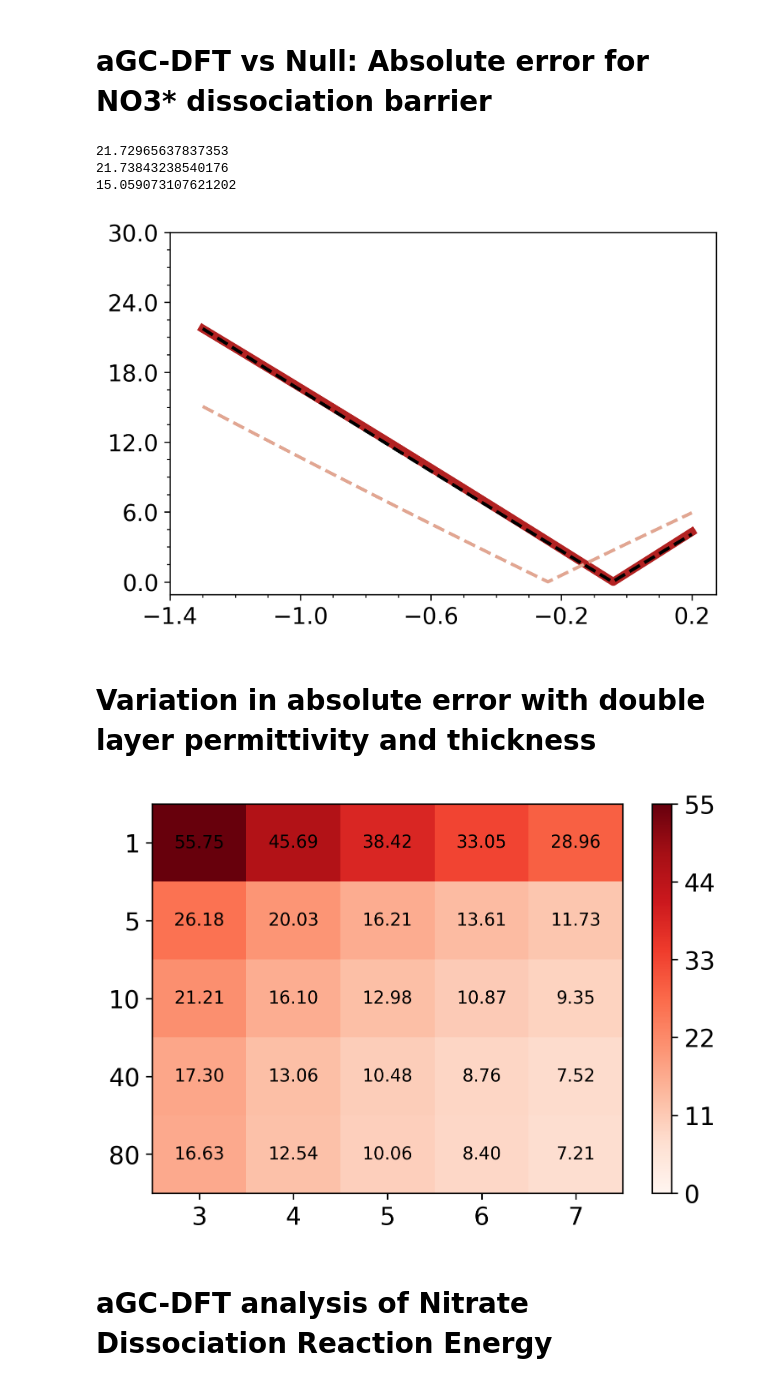
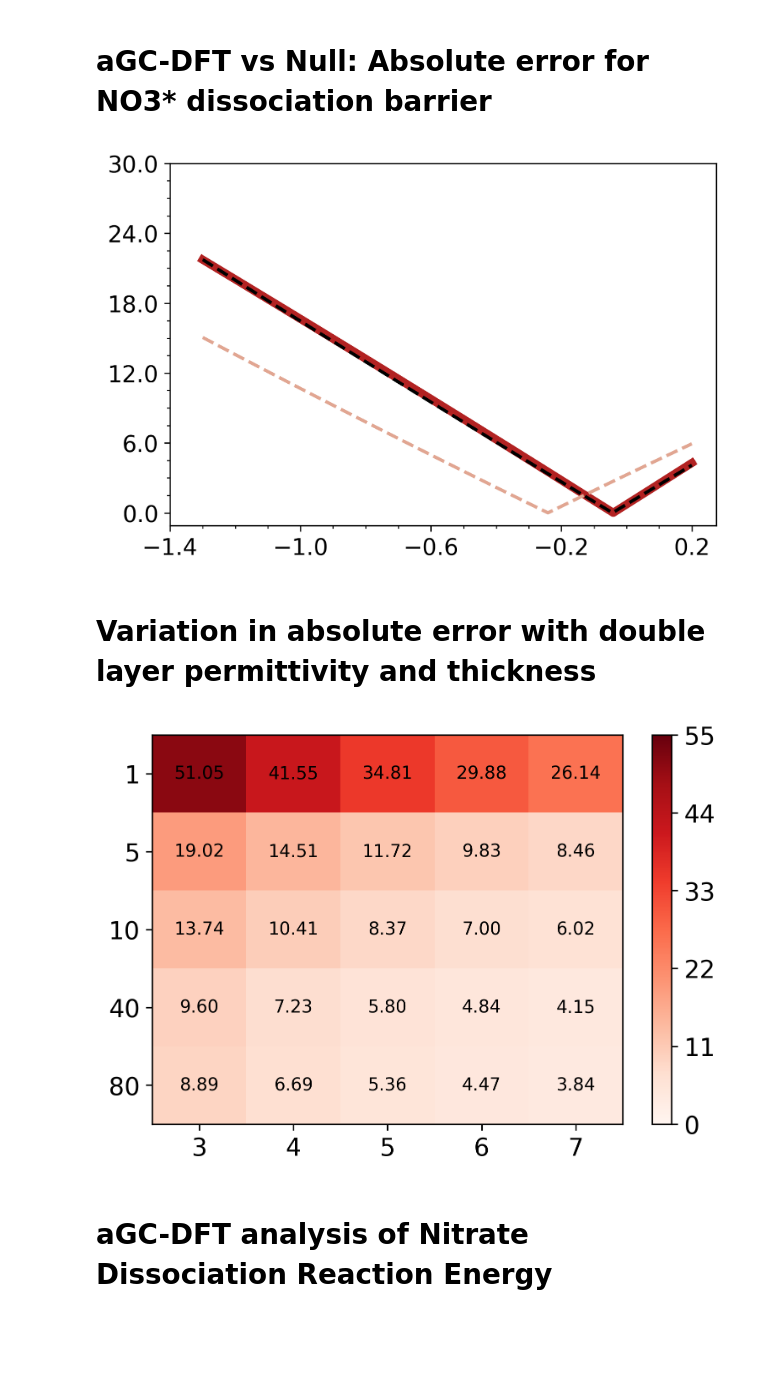
Before and after one commit to DeanMSweeney/nitrate-GC, a Jupyter notebook: gc-dft_analysis/GC-DFT_analysis.ipynb, the cells around one changed output. Drawn from its saved outputs; the diff is of its cells as text; code cells hidden in the pictures; blank space fills up the shorter version.

```diff
--- a/gc-dft_analysis/GC-DFT_analysis.ipynb
+++ b/gc-dft_analysis/GC-DFT_analysis.ipynb
@@ -78,46 +94,34 @@ print(df.to_string())
 # %% [markdown]
 # aGC-DFT Model
 # %%
-# missing indicies for dissociation barriers
-missing_data = [8, 12, 16]
+##### Begin aGC-DFT model #####
+area = 23.71355 # surface area as calculated from ASE for (111) and (100) facets - calculated to be very similair for all surfaces
 
-# reference states for calculation computed from VASP
-hno3 = -27.63929776
-hno3_G = -27.658
-h2 = -6.99048756
-h2_G = -7.259
-
-# metal organization
-saa_111 = 4
-pure_111 = 9
-saa_100 = 13
-pure_100 = 17
-
-# model parameters
-area = 23.71355 # surface area as calculated from ASE
-
-# compute pzc from work function for each metal
-bare_pzc = vac_E - fermi - 4.66 # reference state of 4.66 to align with JDFTx
+bare_pzc = vac_E - fermi - 4.66 # pzc from work functtion - reference state of 4.66 to align with JDFTx
 
 # analytical grand canonical method
-def aGC_DFT(mu, alpha, E_dft, potential, d, e_r, slab_alpha=bare_alpha, U_pzc = bare_pzc):
+def aGC_DFT(mu, alpha, E_dft, potential, d, e_r, m_idx=None, slab_alpha=bare_alpha, U_pzc = bare_pzc):
     epsilon = e_r * 0.0055 # convert relative permittivity to absolute permittivity
 
-    if len(U_pzc) != len(E_dft):  # Remove the elements at the specified indices
+    if m_idx is not None: # compute for only one system when metal idx is specified
+        slab_alpha = bare_alpha[m_idx]
+        U_pzc = bare_pzc[m_idx]
+
+    elif len(U_pzc) != len(E_dft):  # Remove the elements at the specified indices
         U_pzc = np.delete(U_pzc, missing_data)
         slab_alpha = np.delete(slab_alpha, missing_data)
 
     U_lambda = U_pzc + mu / area / epsilon # compute shift in PZC
+    energy = [E_dft - (1/2 * epsilon * area / d) * (U - U_lambda)**2 + mu * (U - U_lambda) / d  + (alpha - slab_alpha) / 2 * ((U - U_lambda) / d)**2 for U in potential] # compute grand free energy
 
-    energy = [E_dft - (1/2 * epsilon * area / d) * (U - U_lambda)**2 + mu * (U - U_lambda) / d  + (alpha - slab_alpha) / 2 * ((U - U_lambda) / d)**2 for U in potential] # compute grand free energy
     return np.vstack(energy).T
 
-# compute grand freen energies assuming they are equivalent to their PZC values
+# compute non-potential dependent free energies
 def null(mu, alpha, E_dft, potential, U_pzc = bare_pzc):
     if len(U_pzc) != len(E_dft):
         U_pzc = np.delete(U_pzc, missing_data) # Remove the elements at the specified indices
-        #print('Deleted missing indices')
     energy = [E_dft - 0*U for U in potential] # compute E(U) = E_PZC at each potential
+
     return np.vstack(energy).T
 # %% [markdown]
 ## NO3* on Cu(111): CHE vs aGC-DFT vs eGC-DFT
@@ -720,10 +919,6 @@ ni1cu_111_error = np.abs(activation_barrier.T[:, 1] - activation_barrier_null.T[
 cu_111_error = np.abs(activation_barrier.T[:, 4] - activation_barrier_null.T[:, 4]) * 96.48
 ni1cu_100_error = np.abs(activation_barrier.T[:, 9] - activation_barrier_null.T[:, 9]) * 96.48
 
-print(max(ni1cu_111_error))
-print(max(cu_111_error))
-print(max(ni1cu_100_error))
-
 ## plot results ##
 plt.figure(figsize=(6, 4), dpi=300)
 plt.plot(potential, ni1cu_111_error, color="firebrick", linewidth=5)
@@ -741,9 +936,6 @@ plt.tick_params(axis='x', which='minor', length=2)
 # save as .svg
 plt.savefig('figures/barrier_error_null_v_aGC.svg', format='svg', dpi=300, bbox_inches='tight')
 # %% [output]
-21.72965637837353
-21.73843238540176
-15.059073107621202
 [figure]
 # %% [markdown]
 # Variation in absolute error with double layer permittivity and thickness
@@ -752,7 +944,7 @@ plt.savefig('figures/barrier_error_null_v_aGC.svg', format='svg', dpi=300, bbox_
 epsi = np.array([1, 5, 10, 40, 80])
 d_thic = np.linspace(3, 7, 5, dtype=int)  # Ensures integer values
 
-potential = np.array([-1.00])  # Single potential value
+potential = np.array([-0.55])  # Single potential value
 U = potential
 
 # Initialize error matrix
@@ -771,34 +963,34 @@ for i, e in enumerate(epsi):
         error_matrix[i, j] = error  # Store error in matrix
 
 # Plot heatmap using Matplotlib only
 plt.figure(figsize=(6, 4), dpi=300)
 
 # Create the heatmap using imshow
 cax = plt.imshow(error_matrix, cmap='Reds', interpolation='nearest', aspect='auto', vmin=0, vmax=55)
 
 # Customize ticks and labels
 plt.xticks(ticks=np.arange(len(d_thic)), labels=d_thic, fontsize=14)
 plt.yticks(ticks=np.arange(len(epsi)), labels=np.round(epsi, 1), fontsize=14)
 
 # Add numerical labels to each box
 for i in range(len(epsi)):
     for j in range(len(d_thic)):
         plt.text(j, i, f"{error_matrix[i, j]:.2f}", ha='center', va='center', color='black', fontsize=10)
 
 # speciify coloe bar
 cbar = plt.colorbar(cax, pad=0.05)
 cbar.set_ticks(np.linspace(0, 55, num=6))  # Set ticks from 0 to 50
 cbar.ax.tick_params(labelsize=14)  # Set font size for color bar tick labels
 cbar.ax.yaxis.label.set_fontsize(14)  # Set font size for color bar label
 
 # save as .svg
 plt.savefig('figures/barrier_error_null_v_aGC_heatmap.svg', format='svg', dpi=300, bbox_inches='tight')
 
 # reset the pe potential
 potential = np.arange(-1.0, 1.1, 0.1) # V vs SHE
 U = potential
 # %% [output]
-[figure, old version]
+[figure, new version]
 # %% [markdown]
 # aGC-DFT analysis of Nitrate Dissociation Reaction Energy
 # %%
```
Also changed, not shown: parts of 16 cells of this notebook, 16 other files.
